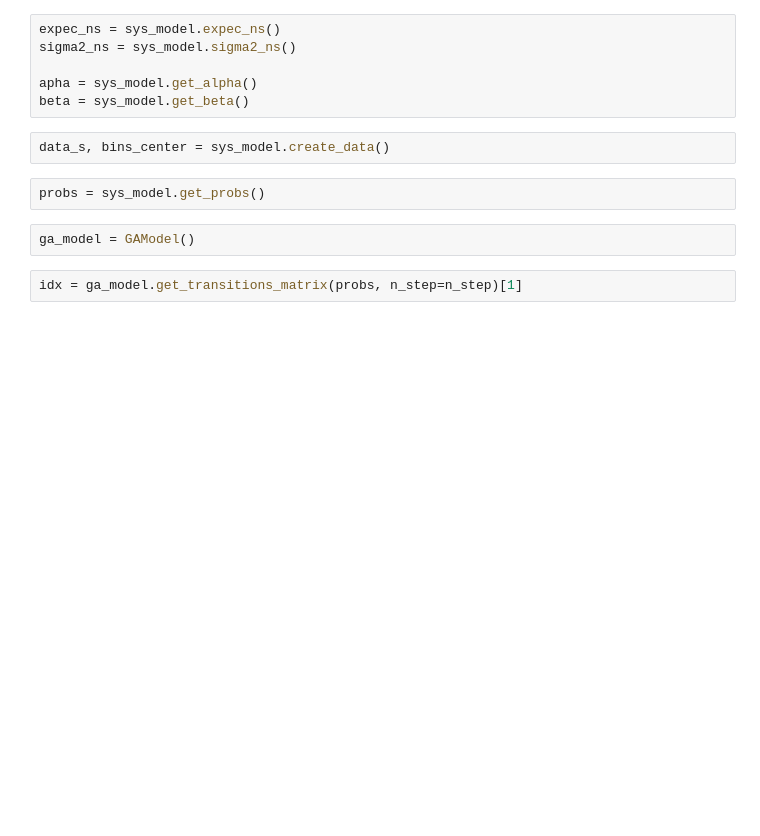
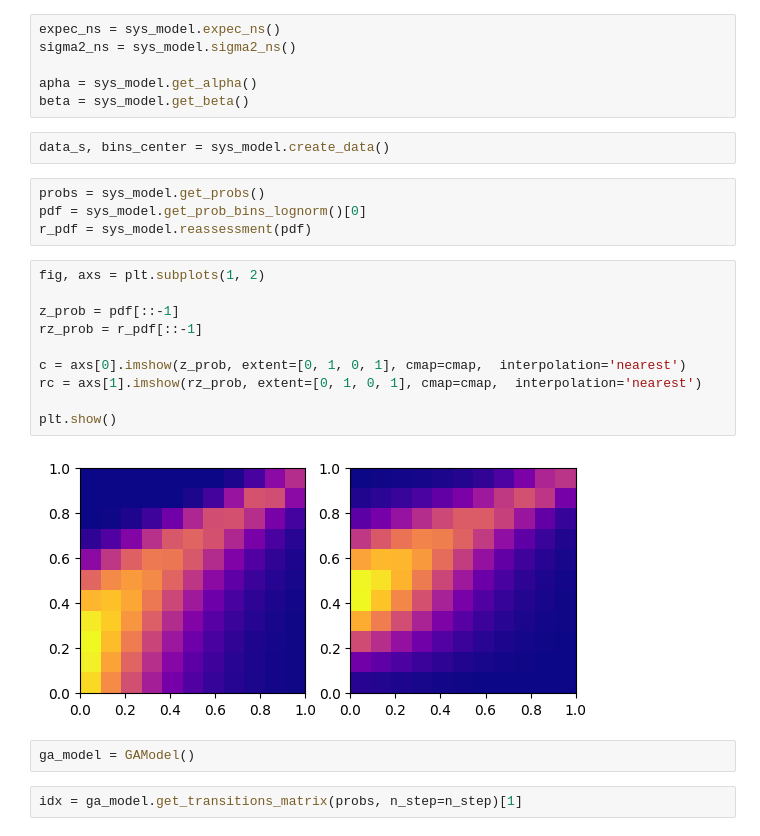
Before and after one commit to jafiorote/ga_error_sources_framework, a Jupyter notebook: notebooks/models_step_by_step.ipynb, the cells around one changed output. Drawn from its saved outputs; the diff is of its cells as text; blank space fills up the shorter version.

Commit message:
change prob reassessment

```diff
--- a/notebooks/models_step_by_step.ipynb
+++ b/notebooks/models_step_by_step.ipynb
@@ -57,6 +57,20 @@ beta = sys_model.get_beta()
 data_s, bins_center = sys_model.create_data()
 # %%
 probs = sys_model.get_probs()
+pdf = sys_model.get_prob_bins_lognorm()[0]
+r_pdf = sys_model.reassessment(pdf)
+# %%
+fig, axs = plt.subplots(1, 2)
+
+z_prob = pdf[::-1]
+rz_prob = r_pdf[::-1]
+
+c = axs[0].imshow(z_prob, extent=[0, 1, 0, 1], cmap=cmap,  interpolation='nearest')
+rc = axs[1].imshow(rz_prob, extent=[0, 1, 0, 1], cmap=cmap,  interpolation='nearest')
+
+plt.show()
+# %% [output]
+[figure, added]
 # %%
 ga_model = GAModel()
 # %%
```
Also changed, not shown: 1 other file.
